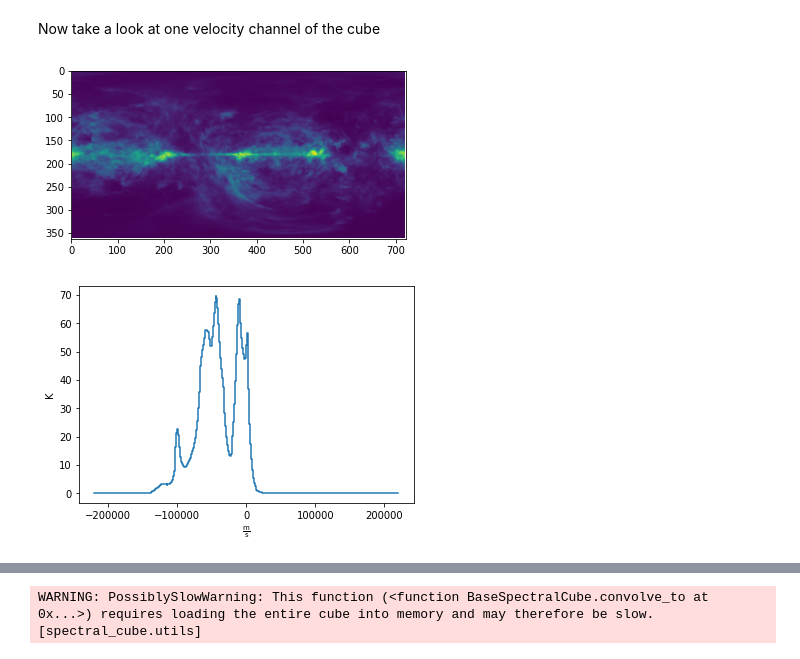
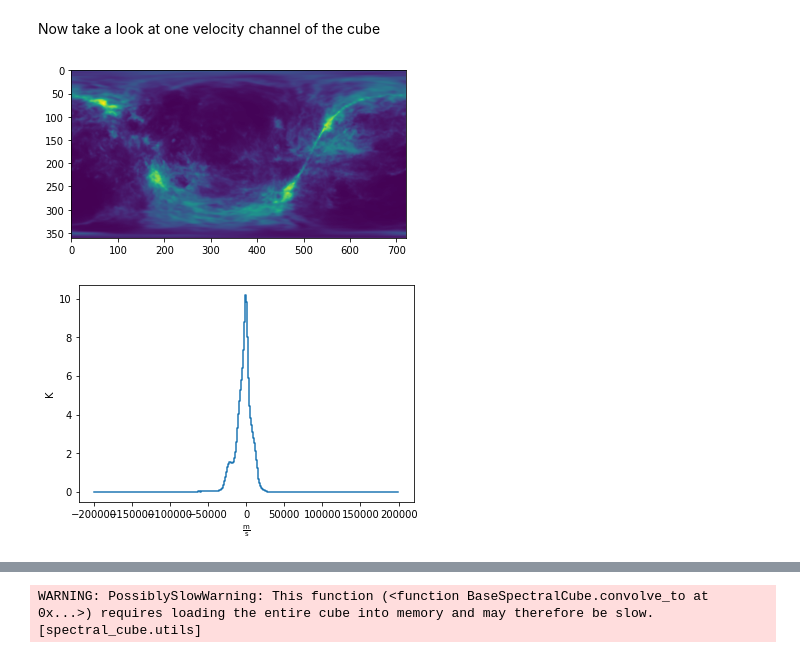
Before and after one commit to glangsto/hi4pi, a Jupyter notebook: HI4PI-Smooth.ipynb, the cells around one changed output, grey strips where cells are left out. Saved outputs shown, nothing was run; the diff lists cells and outputs as text; code cells hidden in the pictures.

```diff
--- a/HI4PI-Smooth.ipynb
+++ b/HI4PI-Smooth.ipynb
@@ -57,10 +57,17 @@ SpectralCube with shape=(343, 363, 723) and unit=K:
 # %% [markdown]
 Now take a look at one velocity channel of the cube
-# %%
-cube[170, :, :].quicklook()  # Slice the cube along the spectral axis, and display a quick image
-# %% [output]
-[figure, removed]
+# %%
+# get the cube dimensions and middles of each axis
+ns = cube.shape[0]
+nx = cube.shape[1]
+ny = cube.shape[2]
+ns2 = int(ns/2)
+nx2 = int(nx/2)
+ny2 = int(ny/2)
+cube[ns2, :, :].quicklook()  # Slice the cube along the spectral axis, and display a quick image
+# %% [output]
+[figure, added]
 # %%
-cube[:, 181, 110].quicklook()  # Extract a single spectrum through the data cube
+cube[:, nx2, ny2].quicklook()  # Extract a single spectrum through the data cube
 # %% [output]
-[figure, old version]
+[figure, new version]
```
Also changed, not shown: parts of 18 cells of this notebook, 3 other files.
